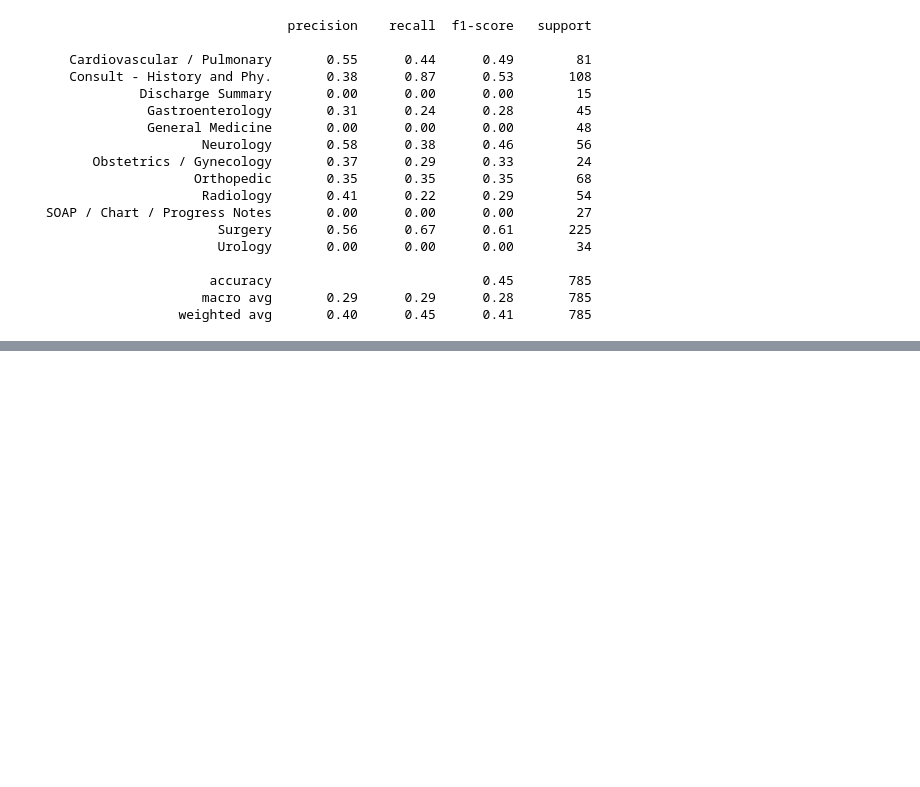
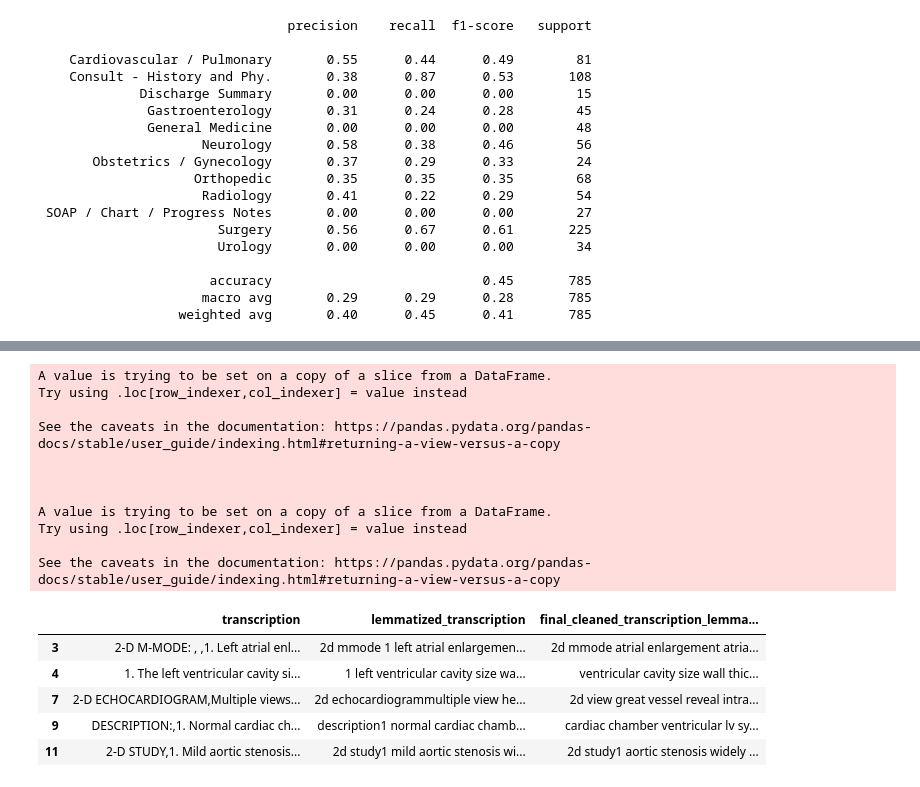
Before and after one commit to supernauth/medical_transcriptions, a Jupyter notebook: medical_transcriptions_v2.ipynb, the cells around one changed output, grey strips where cells are left out. Cells and saved outputs as stored; diff of their text form; code cells hidden in the pictures; blank space fills up the shorter version.

Commit message:
Adding lemmatization

```diff
--- a/medical_transcriptions_v2.ipynb
+++ b/medical_transcriptions_v2.ipynb
@@ -328,0 +337,58 @@ print(classification_report(y_test, y_pred, zero_division=1))
+# %%
+from nltk.stem import WordNetLemmatizer
+
+lemmatizer = WordNetLemmatizer()
+
+def preprocess_with_lemmatization(text):
+    if not isinstance(text, str):
+        text = ''
+    # Convert text to lowercase
+    text = text.lower()
+    # Remove punctuation
+    text = re.sub(r'[^\w\s]', '', text)
+    # Tokenize text by splitting on whitespace
+    words = text.split()
+    # Remove stopwords
+    words = [word for word in words if word not in simple_stopwords]
+    # Apply lemmatization
+    words = [lemmatizer.lemmatize(word) for word in words]
+    # Join words back into a single string
+    return ' '.join(words)
+
+data_filtered['lemmatized_transcription'] = data_filtered['transcription'].apply(preprocess_with_lemmatization)
+
+all_words_lemmatized = ' '.join(data_filtered['lemmatized_transcription']).split()
+word_freq_lemmatized = Counter(all_words_lemmatized)
+
+rare_threshold = 5
+frequent_threshold = int(0.001 * len(all_words_lemmatized))
+
+rare_words_lemmatized = {word for word, freq in word_freq_lemmatized.items() if freq < rare_threshold}
+frequent_words_lemmatized = {word for word, freq in word_freq_lemmatized.items() if freq > frequent_threshold}
+
+def remove_rare_and_frequent_words_lemmatized(text):
+    words = text.split()
+    words = [word for word in words if word not in rare_words_lemmatized and word not in frequent_words_lemmatized]
+    return ' '.join(words)
+
+data_filtered['final_cleaned_transcription_lemmatized'] = data_filtered['lemmatized_transcription'].apply(remove_rare_and_frequent_words_lemmatized)
+
+data_filtered[['transcription', 'lemmatized_transcription', 'final_cleaned_transcription_lemmatized']].head()
+# %% [output]
+A value is trying to be set on a copy of a slice from a DataFrame.
+Try using .loc[row_indexer,col_indexer] = value instead
+
+See the caveats in the documentation: https://pandas.pydata.org/pandas-docs/stable/user_guide/indexing.html#returning-a-view-versus-a-copy
+
+
+
+A value is trying to be set on a copy of a slice from a DataFrame.
+Try using .loc[row_indexer,col_indexer] = value instead
+
+See the caveats in the documentation: https://pandas.pydata.org/pandas-docs/stable/user_guide/indexing.html#returning-a-view-versus-a-copy
+|  | transcription | lemmatized_transcription | final_cleaned_transcription_lemma... |
+| 3 | 2-D M-MODE: , ,1. Left atrial enl... | 2d mmode 1 left atrial enlargemen... | 2d mmode atrial enlargement atria... |
+| 4 | 1. The left ventricular cavity si... | 1 left ventricular cavity size wa... | ventricular cavity size wall thic... |
+| 7 | 2-D ECHOCARDIOGRAM,Multiple views... | 2d echocardiogrammultiple view he... | 2d view great vessel reveal intra... |
+| 9 | DESCRIPTION:,1. Normal cardiac ch... | description1 normal cardiac chamb... | cardiac chamber ventricular lv sy... |
+| 11 | 2-D STUDY,1. Mild aortic stenosis... | 2d study1 mild aortic stenosis wi... | 2d study1 aortic stenosis widely ... |
```
Also changed, not shown: parts of 3 cells of this notebook.
